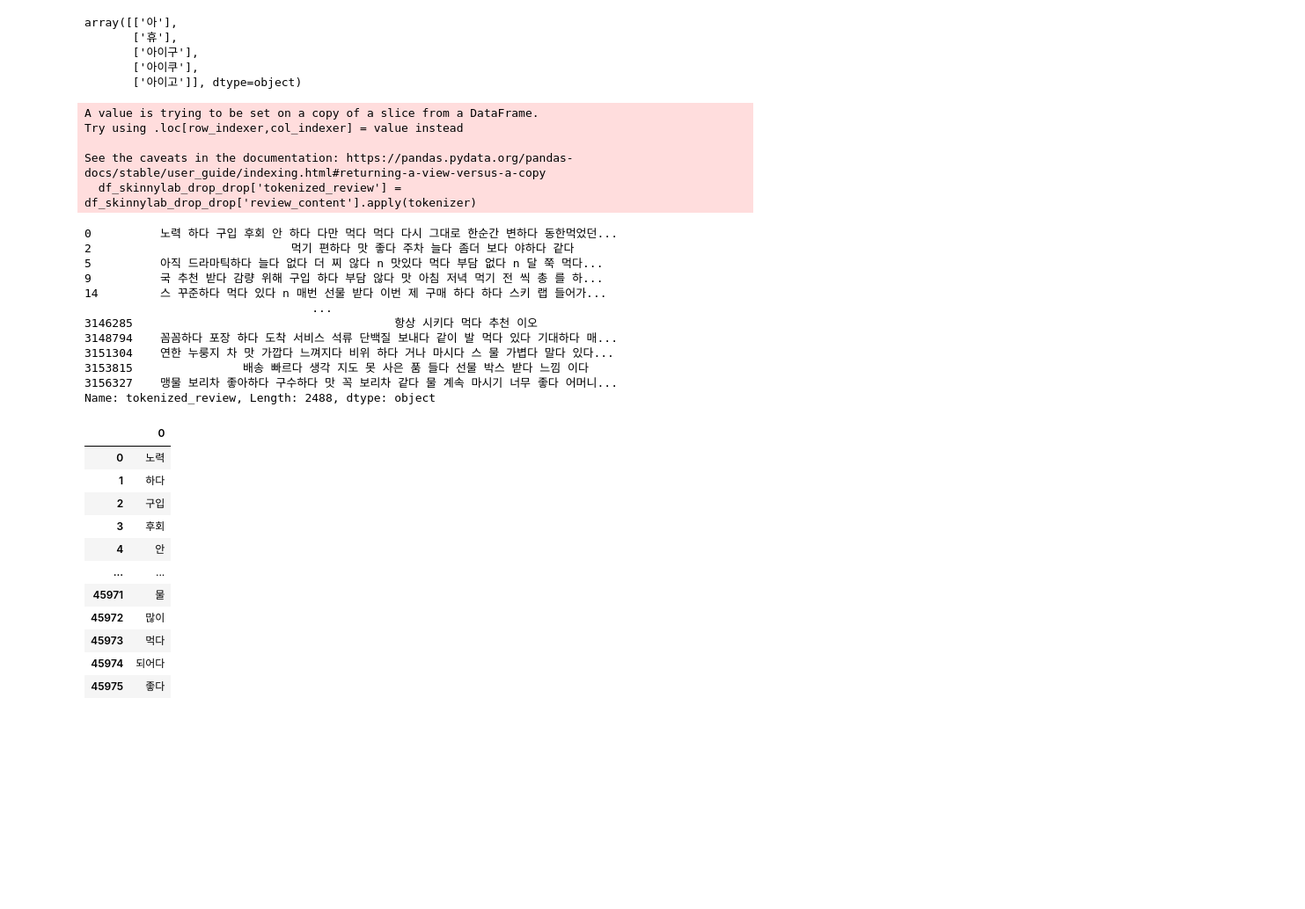
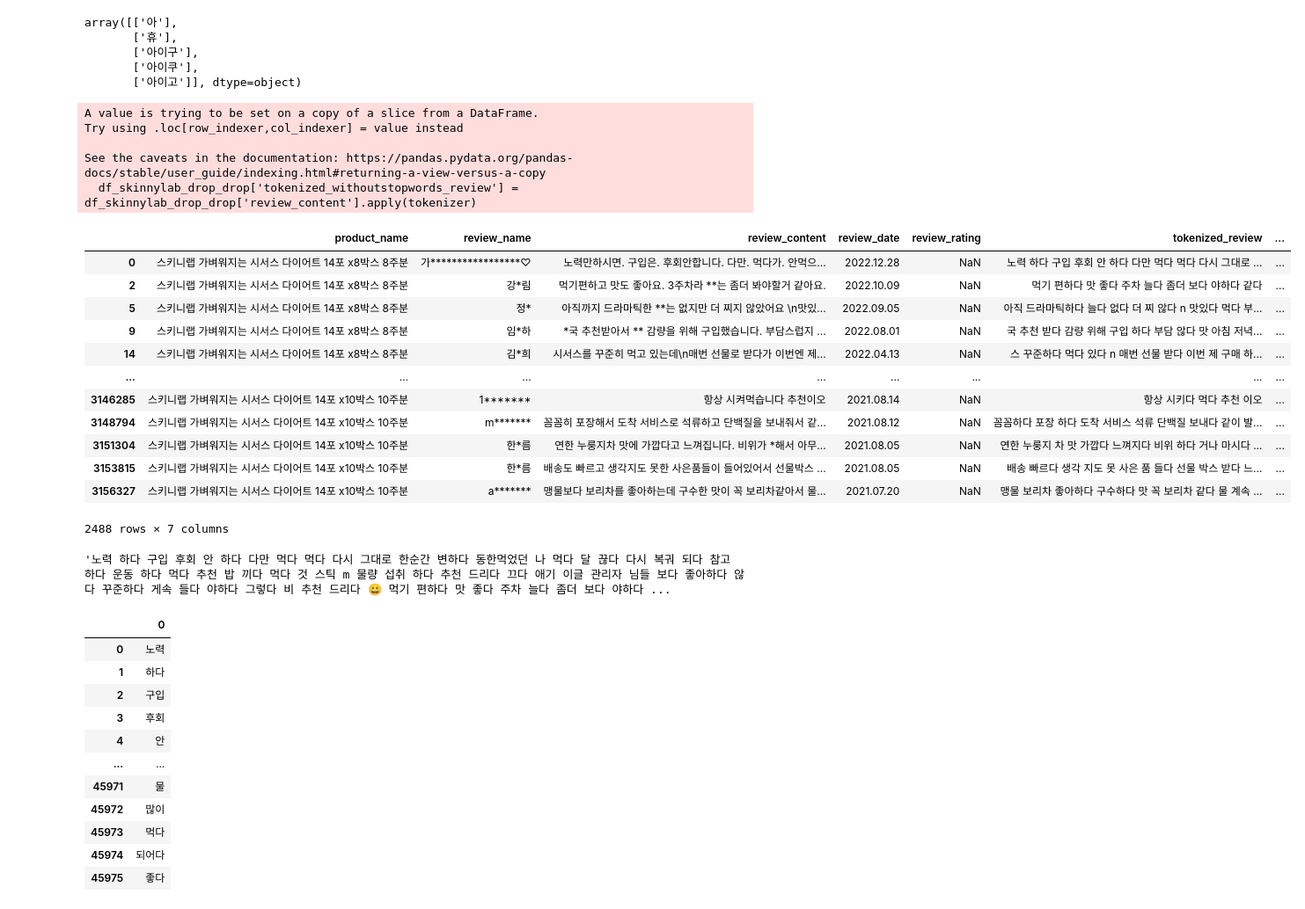
Before and after one commit to angelamyungjoosong/project_supplements_data_analytics, a Jupyter notebook: codes/Preprocessing_MJ.ipynb, the cells around one changed output. Shown at 88% size. Saved outputs shown, nothing was run; the diff lists cells and outputs as text; code cells hidden in the pictures; blank space fills up the shorter version.

```diff
--- a/codes/Preprocessing_MJ.ipynb
+++ b/codes/Preprocessing_MJ.ipynb
@@ -279,23 +279,24 @@ def tokenizer(raw, pos=["Noun","Alpha","Verb","Adjective", "Adverb", "Foreign",
     ]
     return ' '.join(tokens)
 # %%
-df_skinnylab_drop_drop['tokenized_review'] = df_skinnylab_drop_drop['review_content'].apply(tokenizer)
-df_skinnylab_drop_drop['tokenized_review']
+df_skinnylab_drop_drop['tokenized_withoutstopwords_review'] = df_skinnylab_drop_drop['review_content'].apply(tokenizer)
+df_skinnylab_drop_drop
 # %% [output]
 A value is trying to be set on a copy of a slice from a DataFrame.
 Try using .loc[row_indexer,col_indexer] = value instead
 
 See the caveats in the documentation: https://pandas.pydata.org/pandas-docs/stable/user_guide/indexing.html#returning-a-view-versus-a-copy
-  df_skinnylab_drop_drop['tokenized_review'] = df_skinnylab_drop_drop['review_content'].apply(tokenizer)
+  df_skinnylab_drop_drop['tokenized_withoutstopwords_review'] = df_skinnylab_drop_drop['review_content'].apply(tokenizer)
+|  | product_name | review_name | review_content | review_date | review_rating | tokenized_review | ... |
+| 0 | 스키니랩 가벼워지는 시서스 다이어트 14포 x8박스 8주분 | 가*****************♡ | 노력만하시면. 구입은. 후회안합니다. 다만. 먹다가. 안먹으... | 2022.12.28 | NaN | 노력 하다 구입 후회 안 하다 다만 먹다 먹다 다시 그대로 ... | ... |
+| 2 | 스키니랩 가벼워지는 시서스 다이어트 14포 x8박스 8주분 | 강*림 | 먹기편하고 맛도 좋아요. 3주차라 **는 좀더 봐야할거 같아요. | 2022.10.09 | NaN | 먹기 편하다 맛 좋다 주차 늘다 좀더 보다 야하다 같다 | ... |
+| 5 | 스키니랩 가벼워지는 시서스 다이어트 14포 x8박스 8주분 | 정* | 아직까지 드라마틱한 **는 없지만 더 찌지 않았어요 \n맛있... | 2022.09.05 | NaN | 아직 드라마틱하다 늘다 없다 더 찌 않다 n 맛있다 먹다 부... | ... |
+| 9 | 스키니랩 가벼워지는 시서스 다이어트 14포 x8박스 8주분 | 임*하 | *국 추천받아서 ** 감량을 위해 구입했습니다. 부담스럽지 ... | 2022.08.01 | NaN | 국 추천 받다 감량 위해 구입 하다 부담 않다 맛 아침 저녁... | ... |
+| 14 | 스키니랩 가벼워지는 시서스 다이어트 14포 x8박스 8주분 | 김*희 | 시서스를 꾸준히 먹고 있는데\n매번 선물로 받다가 이번엔 제... | 2022.04.13 | NaN | 스 꾸준하다 먹다 있다 n 매번 선물 받다 이번 제 구매 하... | ... |
+| ... | ... | ... | ... | ... | ... | ... | ... |
+| 3146285 | 스키니랩 가벼워지는 시서스 다이어트 14포 x10박스 10주분 | 1******* | 항상 시켜먹습니다 추천이오 | 2021.08.14 | NaN | 항상 시키다 먹다 추천 이오 | ... |
+| 3148794 | 스키니랩 가벼워지는 시서스 다이어트 14포 x10박스 10주분 | m******* | 꼼꼼히 포장해서 도착 서비스로 석류하고 단백질을 보내줘서 같... | 2021.08.12 | NaN | 꼼꼼하다 포장 하다 도착 서비스 석류 단백질 보내다 같이 발... | ... |
+| 3151304 | 스키니랩 가벼워지는 시서스 다이어트 14포 x10박스 10주분 | 한*름 | 연한 누룽지차 맛에 가깝다고 느껴집니다. 비위가 *해서 아무... | 2021.08.05 | NaN | 연한 누룽지 차 맛 가깝다 느껴지다 비위 하다 거나 마시다 ... | ... |
+| 3153815 | 스키니랩 가벼워지는 시서스 다이어트 14포 x10박스 10주분 | 한*름 | 배송도 빠르고 생각지도 못한 사은품들이 들어있어서 선물박스 ... | 2021.08.05 | NaN | 배송 빠르다 생각 지도 못 사은 품 들다 선물 박스 받다 느... | ... |
+| 3156327 | 스키니랩 가벼워지는 시서스 다이어트 14포 x10박스 10주분 | a******* | 맹물보다 보리차를 좋아하는데 구수한 맛이 꼭 보리차같아서 물... | 2021.07.20 | NaN | 맹물 보리차 좋아하다 구수하다 맛 꼭 보리차 같다 물 계속 ... | ... |
-0          노력 하다 구입 후회 안 하다 다만 먹다 먹다 다시 그대로 한순간 변하다 동한먹었던...
-2                             먹기 편하다 맛 좋다 주차 늘다 좀더 보다 야하다 같다
-5          아직 드라마틱하다 늘다 없다 더 찌 않다 n 맛있다 먹다 부담 없다 n 달 쭉 먹다...
-9          국 추천 받다 감량 위해 구입 하다 부담 않다 맛 아침 저녁 먹기 전 씩 총 를 하...
-14         스 꾸준하다 먹다 있다 n 매번 선물 받다 이번 제 구매 하다 하다 스키 랩 들어가...
-                                 ...
-3146285                                      항상 시키다 먹다 추천 이오
-3148794    꼼꼼하다 포장 하다 도착 서비스 석류 단백질 보내다 같이 발 먹다 있다 기대하다 매...
-3151304    연한 누룽지 차 맛 가깝다 느껴지다 비위 하다 거나 마시다 스 물 가볍다 말다 있다...
-3153815                배송 빠르다 생각 지도 못 사은 품 들다 선물 박스 받다 느낌 이다
-3156327    맹물 보리차 좋아하다 구수하다 맛 꼭 보리차 같다 물 계속 마시기 너무 좋다 어머니...
-Name: tokenized_review, Length: 2488, dtype: object
+2488 rows × 7 columns
@@ -302,5 +305,8 @@ Name: tokenized_review, Length: 2488, dtype: object
 # %%
 tokenized_review_list = ' '.join(list(df_skinnylab_drop_drop['tokenized_review']))
+tokenized_review_list
+# %% [output]
+'노력 하다 구입 후회 안 하다 다만 먹다 먹다 다시 그대로 한순간 변하다 동한먹었던 나 먹다 달 끊다 다시 복궈 되다 참고 하다 운동 하다 먹다 추천 밥 끼다 먹다 것 스틱 m 물량 섭취 하다 추천 드리다 끄다 애기 이글 관리자 님들 보다 좋아하다 않다 꾸준하다 게속 들다 야하다 그렇다 비 추천 드리다 😀 먹기 편하다 맛 좋다 주차 늘다 좀더 보다 야하다 ...
 # %%
 tokenized_review_list_morphs = okt.morphs(tokenized_review_list) #형태소 분석
 # tokenized_review_list.split()  #문자열 분할
```
Also changed, not shown: parts of 1 cell of this notebook, 1 other file.
